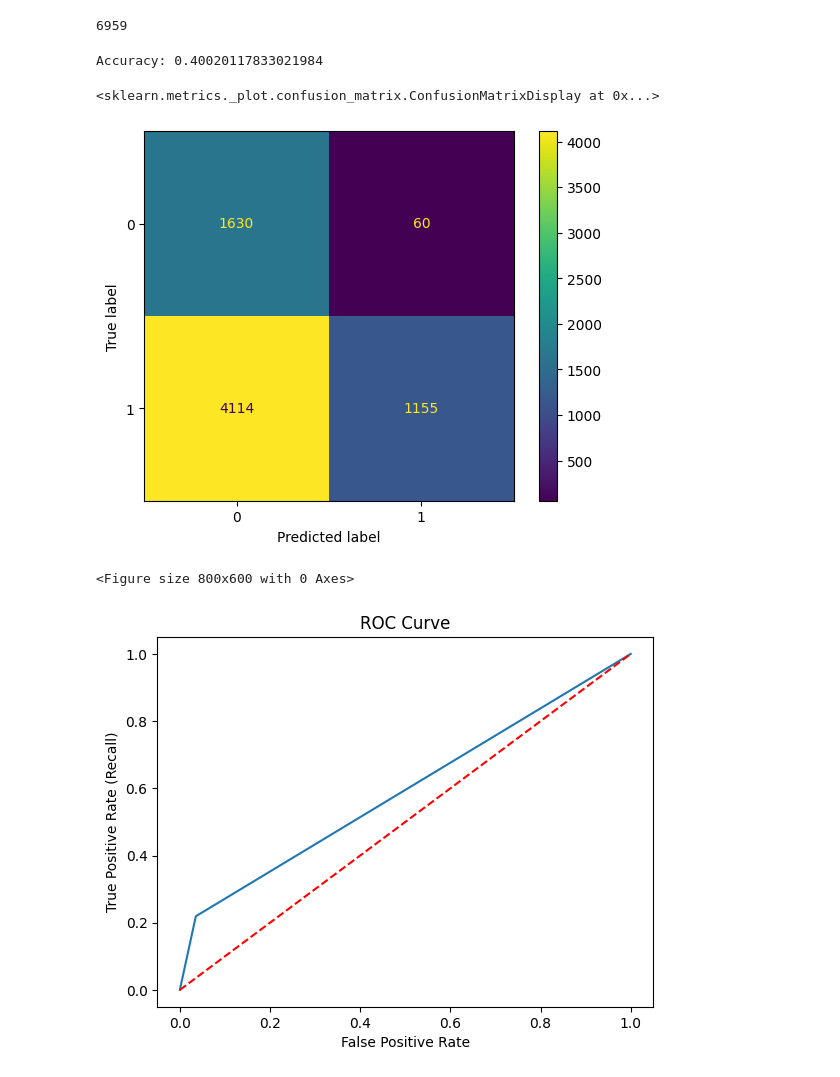
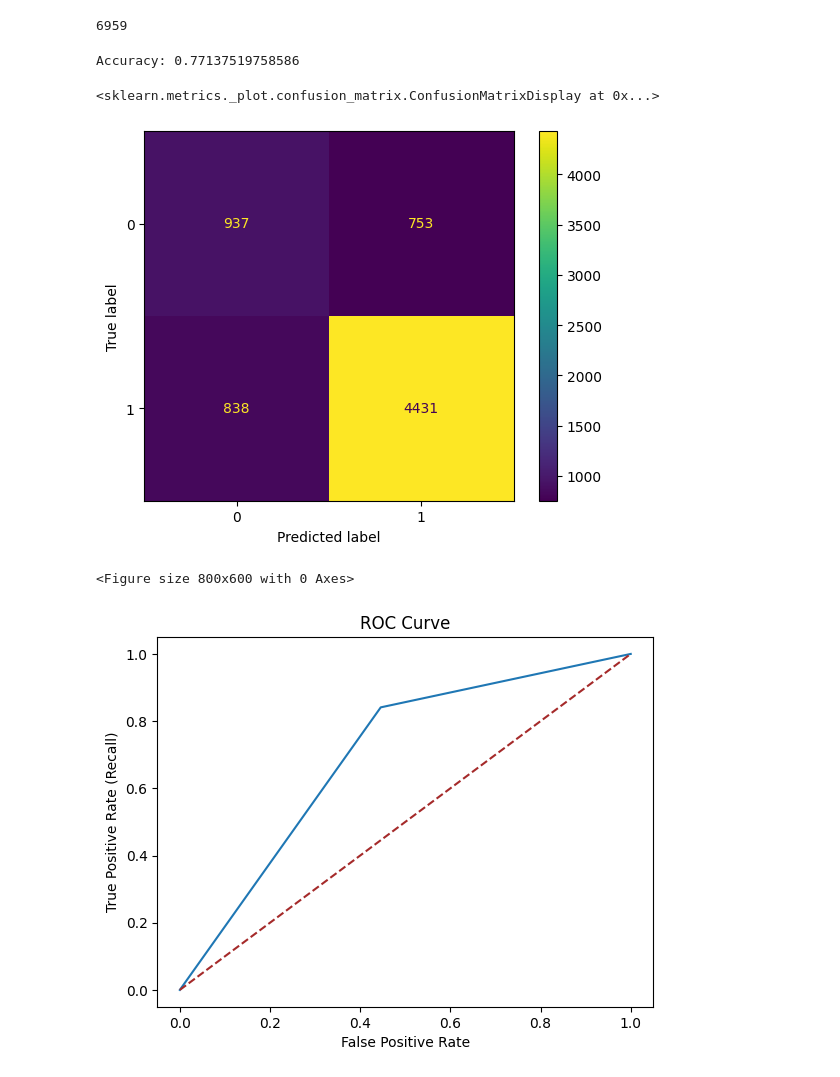
Before and after one commit to rkgupta7463/ML-projects-code, a Jupyter notebook: fakenewsclassifiction.ipynb, the cells around one changed output. Cells and saved outputs as stored; diff of their text form; code cells hidden in the pictures.

```diff
--- a/fakenewsclassifiction.ipynb
+++ b/fakenewsclassifiction.ipynb
@@ -618,21 +712,20 @@ len(embedded_docs)
 # %% [output]
 23196
 # %%
-### creating the LSMT model
-embedded_vector_features=40
+embedded_vector_features = 40
 
-model=Sequential()
+model = Sequential()
+model.add(Embedding(voc_size, embedded_vector_features, input_length=sent_lenght))
+model.add(LSTM(100, recurrent_dropout=0.2))
+model.add(BatchNormalization())
+model.add(Dropout(0.5))  # Adding dropout after LSTM
 
-model.add(Embedding(voc_size,embedded_vector_features,input_length=sent_lenght))
-model.add(LSTM(100))
-model.add(tensorflow.keras.layers.BatchNormalization())
+model.add(Dense(1, activation='sigmoid'))
 
-model.add(Dense(1,activation='sigmoid'))
+# Compile the model
+optimizer = Adam(learning_rate=0.001)
+model.compile(loss='binary_crossentropy', optimizer=optimizer, metrics=['accuracy'])
 
-### compiling the models
-model.compile(loss='binary_crossentropy',
-             optimizer='adam',
-             metrics=['accuracy'])
-## printing the summary of LSTM model
+# Print the summary of LSTM model
 print(model.summary())
 # %% [output]
@@ -730,33 +821,33 @@ y_pred_binary = (y_pred_lstm >= threshold).astype(int)
 accuracy = accuracy_score(y_test, y_pred_binary)
 print("Accuracy:", accuracy)
 # %% [output]
-Accuracy: 0.40020117833021984
+Accuracy: 0.77137519758586
 # %%
 ConfusionMatrixDisplay(confusion_matrix(y_test,y_pred_binary)).plot()
 # %% [output]
 <sklearn.metrics._plot.confusion_matrix.ConfusionMatrixDisplay at 0x...>
-[figure, old version]
+[figure, new version]
 # %%
 # Calculate the ROC curve values
 fpr, tpr, thresholds = roc_curve(y_test, y_pred_binary)
 
 # Create the ROC curve display
 roc_display = RocCurveDisplay(fpr=fpr, tpr=tpr)
 
 # Plot the ROC curve
 plt.figure(figsize=(8, 6))
 roc_display.plot()
 
 # Set labels and title
 plt.xlabel('False Positive Rate')
 plt.ylabel('True Positive Rate (Recall)')
 plt.title('ROC Curve')
 
 # Plot the diagonal 50% line for reference
-plt.plot([0, 1], [0, 1], linestyle='--', color='red')
+plt.plot([0, 1], [0, 1], linestyle='--', color='brown')
 
 # Show the plot
 plt.show()
 # %% [output]
 <Figure size 800x600 with 0 Axes>
-[figure, old version]
+[figure, new version]
```
Also changed, not shown: parts of 39 cells of this notebook.
